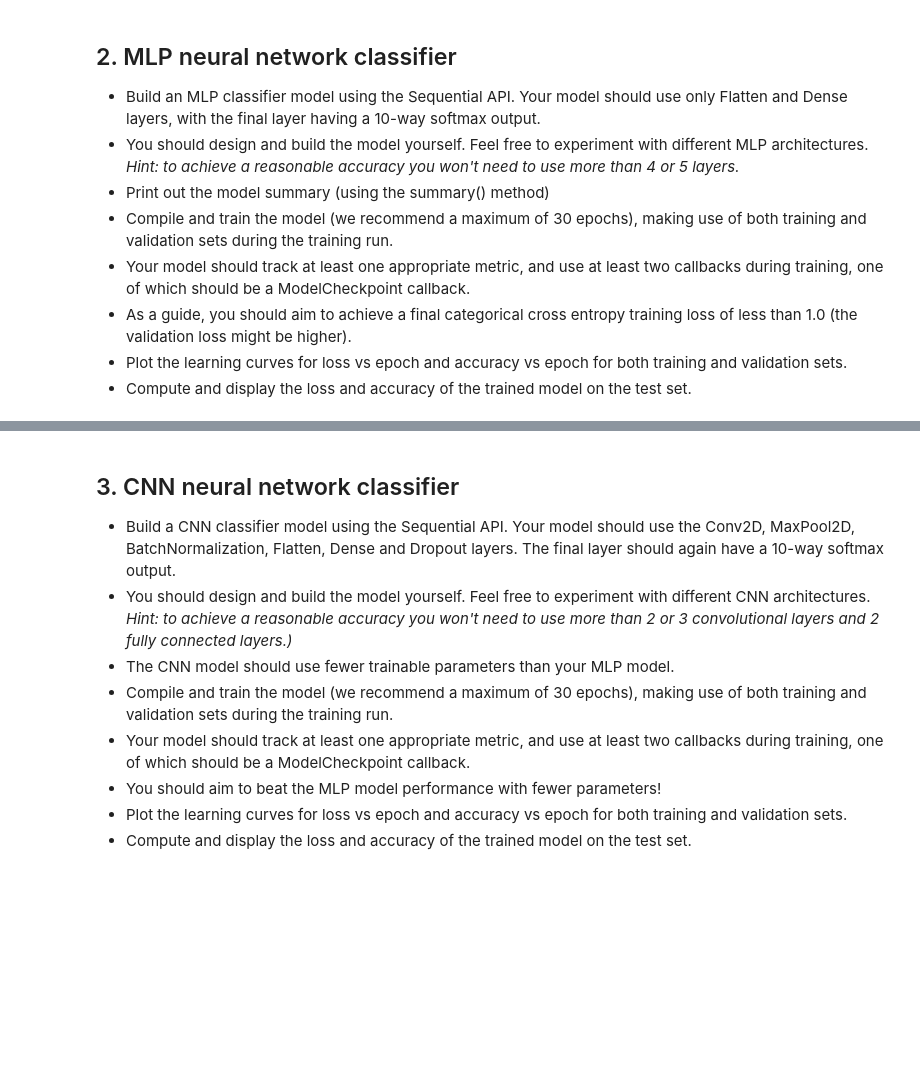
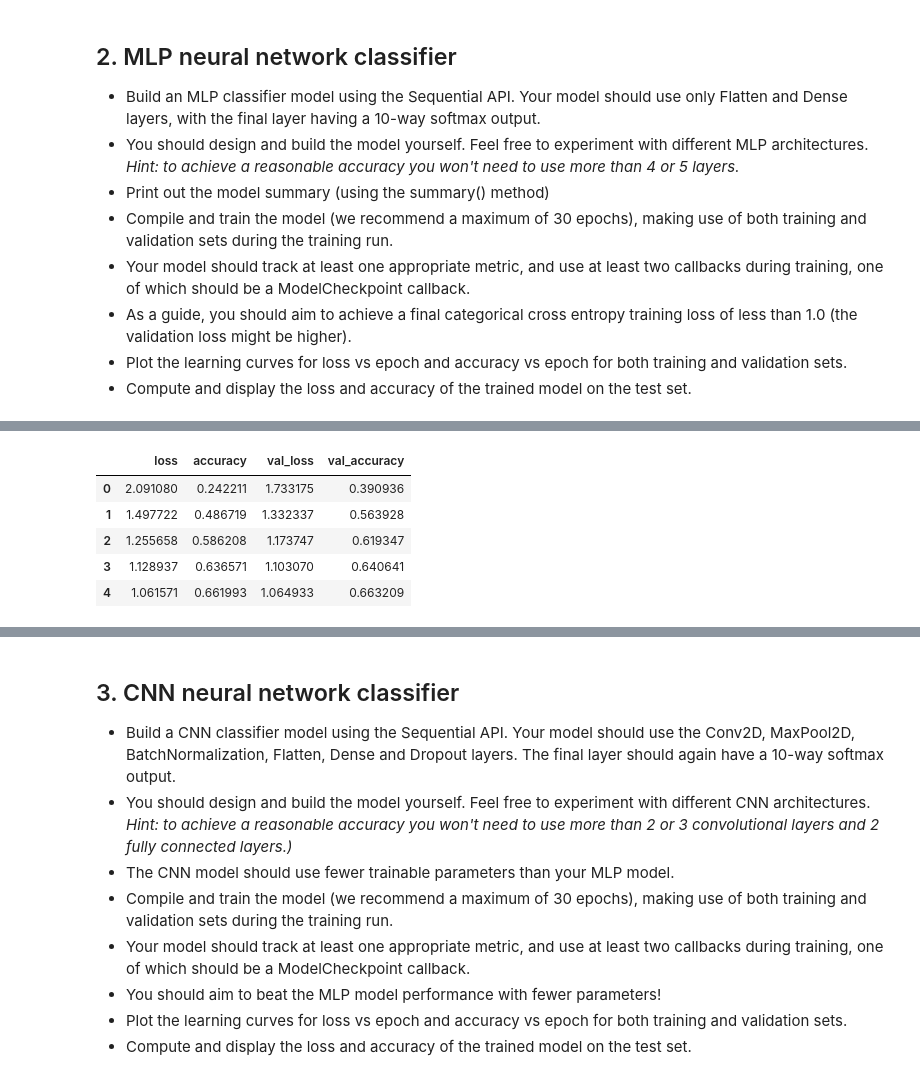
Before and after one commit to ravitata/tensorflow2, a Jupyter notebook: c1w5_Capstone_Project.ipynb, the cells around one changed output, grey strips where cells are left out. Drawn from its saved outputs; the diff is of its cells as text; code cells hidden in the pictures; blank space fills up the shorter version.

```diff
--- a/c1w5_Capstone_Project.ipynb
+++ b/c1w5_Capstone_Project.ipynb
@@ -130,3 +133,14 @@ for i in range(10):
 plt.show()
 # %% [output]
 [figure]
+# %%
+train_X1 = train_X/255.0
+test_X1 = test_X/255.0
+
+#10 classes, 1 for each digit. Digit '1' has label 1, '9' has label 9 and '0' has label 10.
+#So, replacing 10 to 0
+train_y1 = np.where(train_y<10, train_y, 0)
+test_y1 = np.where(test_y<10, test_y, 0)
+
+print(train_X1.shape)
+print(test_X1.shape)
@@ -142,0 +218,10 @@ plt.show()
+# %%
+df = pd.DataFrame(history.history)
+df.head()
+# %% [output]
+|  | loss | accuracy | val_loss | val_accuracy |
+| 0 | 2.091080 | 0.242211 | 1.733175 | 0.390936 |
+| 1 | 1.497722 | 0.486719 | 1.332337 | 0.563928 |
+| 2 | 1.255658 | 0.586208 | 1.173747 | 0.619347 |
+| 3 | 1.128937 | 0.636571 | 1.103070 | 0.640641 |
+| 4 | 1.061571 | 0.661993 | 1.064933 | 0.663209 |
```
Also changed, not shown: parts of 7 cells of this notebook.
